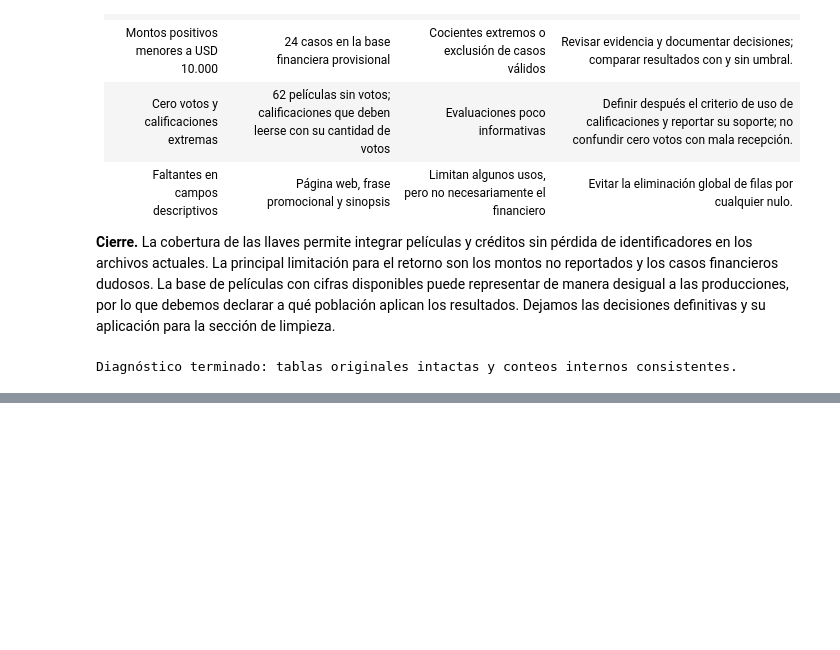
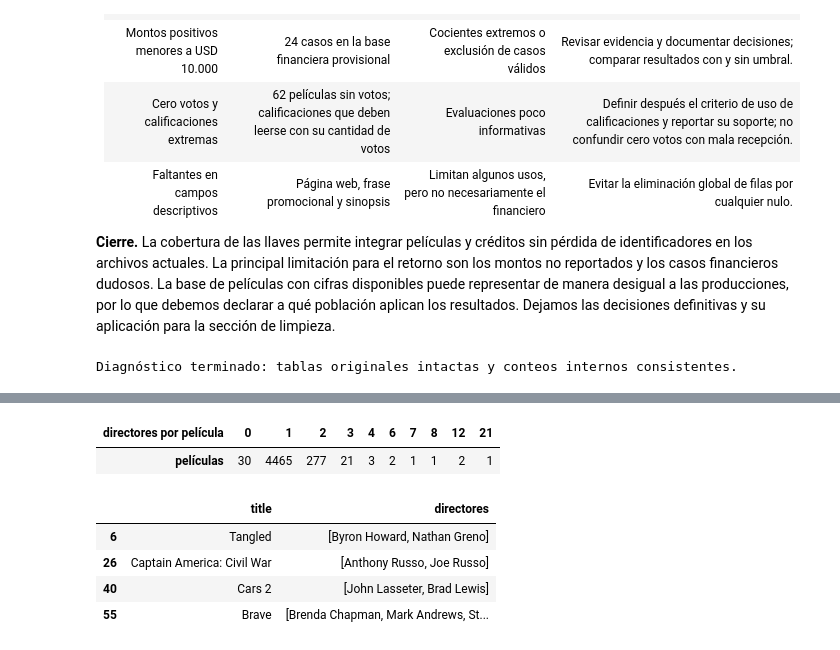
Before and after one commit to JulianHZ711/analisis-datos-evento-3, a Jupyter notebook: notebooks/02_preparacion_modelado.ipynb, the cells around one changed output, grey strips where cells are left out. Saved outputs shown, nothing was run; the diff lists cells and outputs as text; code cells hidden in the pictures; blank space fills up the shorter version.

```diff
--- a/notebooks/02_preparacion_modelado.ipynb
+++ b/notebooks/02_preparacion_modelado.ipynb
@@ -607,0 +658,16 @@ Diagnóstico terminado: tablas originales intactas y conteos internos consistent
+# %%
+antes = pd.DataFrame({
+    "ceros_antes": peliculas[["budget", "revenue", "runtime"]].eq(0).sum(),
+    "nulos_antes": peliculas[["budget", "revenue", "runtime"]].isna().sum(),
+})
+
+for columna in ["budget", "revenue", "runtime"]:
+    peliculas[columna] = peliculas[columna].replace(0, np.nan)
+
+sin_votos = peliculas["vote_count"].eq(0)
+peliculas.loc[sin_votos, "vote_average"] = np.nan
+
+antes["ceros_después"] = peliculas[["budget", "revenue", "runtime"]].eq(0).sum()
+antes["nulos_después"] = peliculas[["budget", "revenue", "runtime"]].isna().sum()
+display(antes)
+print(f"Calificaciones pasadas a faltante por tener cero votos: {sin_votos.sum()}")
@@ -607,0 +688,25 @@ Diagnóstico terminado: tablas originales intactas y conteos internos consistent
+# %%
+def directores(crew_json):
+    # Devuelve la lista de nombres cuyo cargo es Director
+    return [persona["name"] for persona in json.loads(crew_json) if persona.get("job") == "Director"]
+
+creditos = credits[["movie_id"]].copy()
+creditos["directores"] = credits["crew"].apply(directores)
+
+filas_antes = len(peliculas)
+peliculas = peliculas.merge(creditos, left_on="id", right_on="movie_id",
+                            how="left", validate="one_to_one").drop(columns="movie_id")
+assert len(peliculas) == filas_antes, "La unión cambió el número de películas"
+
+numero_directores = peliculas["directores"].str.len()
+display(numero_directores.value_counts().sort_index()
+        .rename_axis("directores por película").rename("películas").to_frame().T)
+display(peliculas.loc[numero_directores >= 2, ["title", "directores"]].head(4))
+# %% [output]
+| directores por película | 0 | 1 | 2 | 3 | 4 | 6 | 7 | 8 | 12 | 21 |
+| películas | 30 | 4465 | 277 | 21 | 3 | 2 | 1 | 1 | 2 | 1 |
+|  | title | directores |
+| 6 | Tangled | [Byron Howard, Nathan Greno] |
+| 26 | Captain America: Civil War | [Anthony Russo, Joe Russo] |
+| 40 | Cars 2 | [John Lasseter, Brad Lewis] |
+| 55 | Brave | [Brenda Chapman, Mark Andrews, St... |
```
Also changed, not shown: parts of 15 cells of this notebook, 1 other file.
